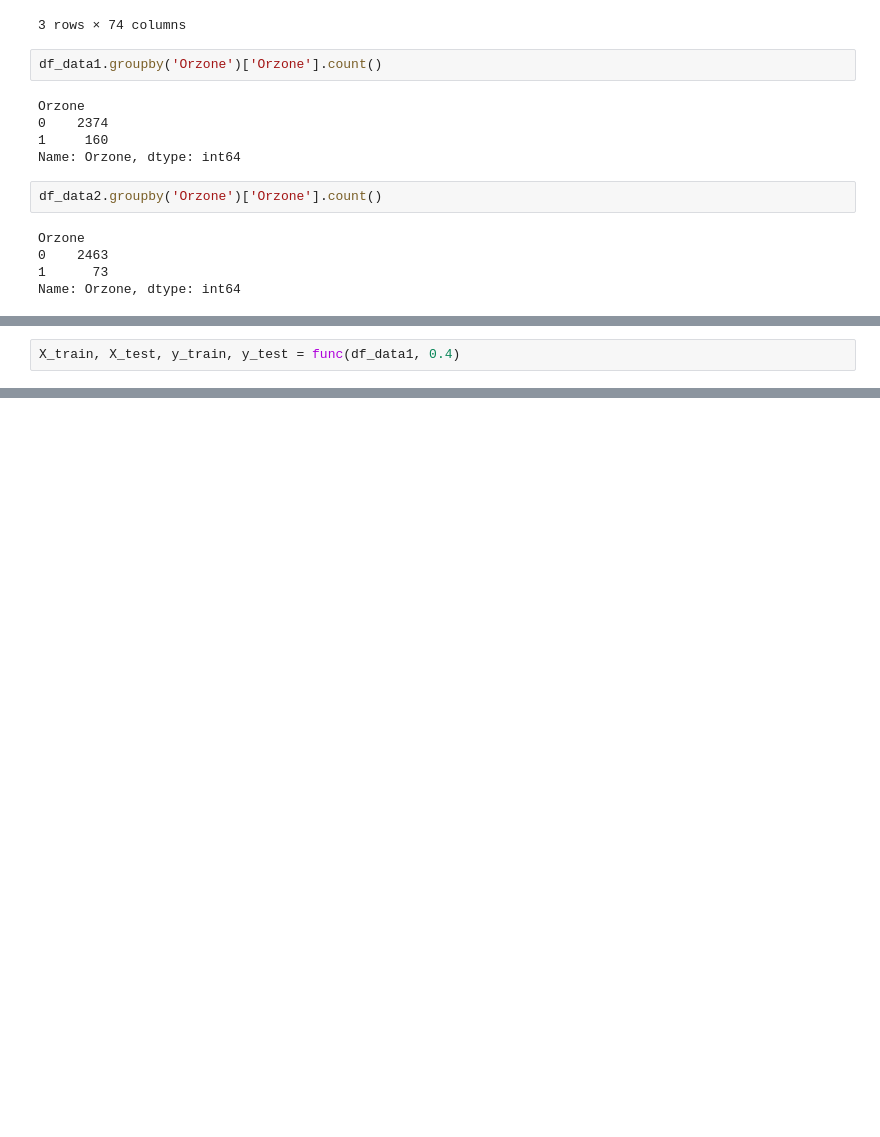
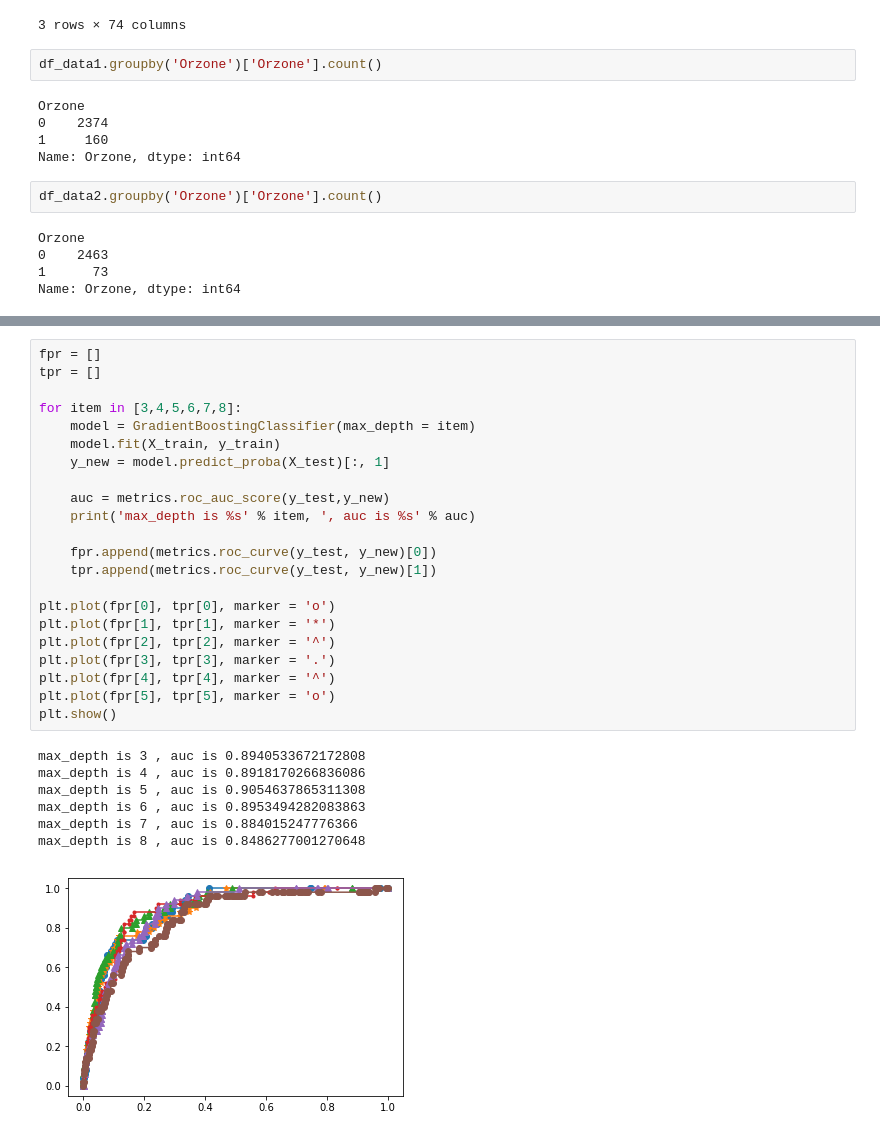
Before and after one commit to Ming-H/ozone, a Jupyter notebook: GBDT_RF.ipynb, the cells around one changed output, grey strips where cells are left out. Cells and saved outputs as stored; diff of their text form; blank space fills up the shorter version.

```diff
--- a/GBDT_RF.ipynb
+++ b/GBDT_RF.ipynb
@@ -60,2 +91,0 @@ def func(df_data, alpha):
-# %%
-X_train, X_test, y_train, y_test = func(df_data1, 0.4)
@@ -93,0 +92,30 @@ print(auc_score1)
+# %%
+fpr = []
+tpr = []
+
+for item in [3,4,5,6,7,8]:
+    model = GradientBoostingClassifier(max_depth = item)
+    model.fit(X_train, y_train)
+    y_new = model.predict_proba(X_test)[:, 1]
+
+    auc = metrics.roc_auc_score(y_test,y_new)
+    print('max_depth is %s' % item, ', auc is %s' % auc)
+
+    fpr.append(metrics.roc_curve(y_test, y_new)[0])
+    tpr.append(metrics.roc_curve(y_test, y_new)[1])
+
+plt.plot(fpr[0], tpr[0], marker = 'o')
+plt.plot(fpr[1], tpr[1], marker = '*')
+plt.plot(fpr[2], tpr[2], marker = '^')
+plt.plot(fpr[3], tpr[3], marker = '.')
+plt.plot(fpr[4], tpr[4], marker = '^')
+plt.plot(fpr[5], tpr[5], marker = 'o')
+plt.show()
+# %% [output]
+max_depth is 3 , auc is 0.8940533672172808
+max_depth is 4 , auc is 0.8918170266836086
+max_depth is 5 , auc is 0.9054637865311308
+max_depth is 6 , auc is 0.8953494282083863
+max_depth is 7 , auc is 0.884015247776366
+max_depth is 8 , auc is 0.8486277001270648
+[figure, added]
```
Also changed, not shown: parts of 21 cells of this notebook.
